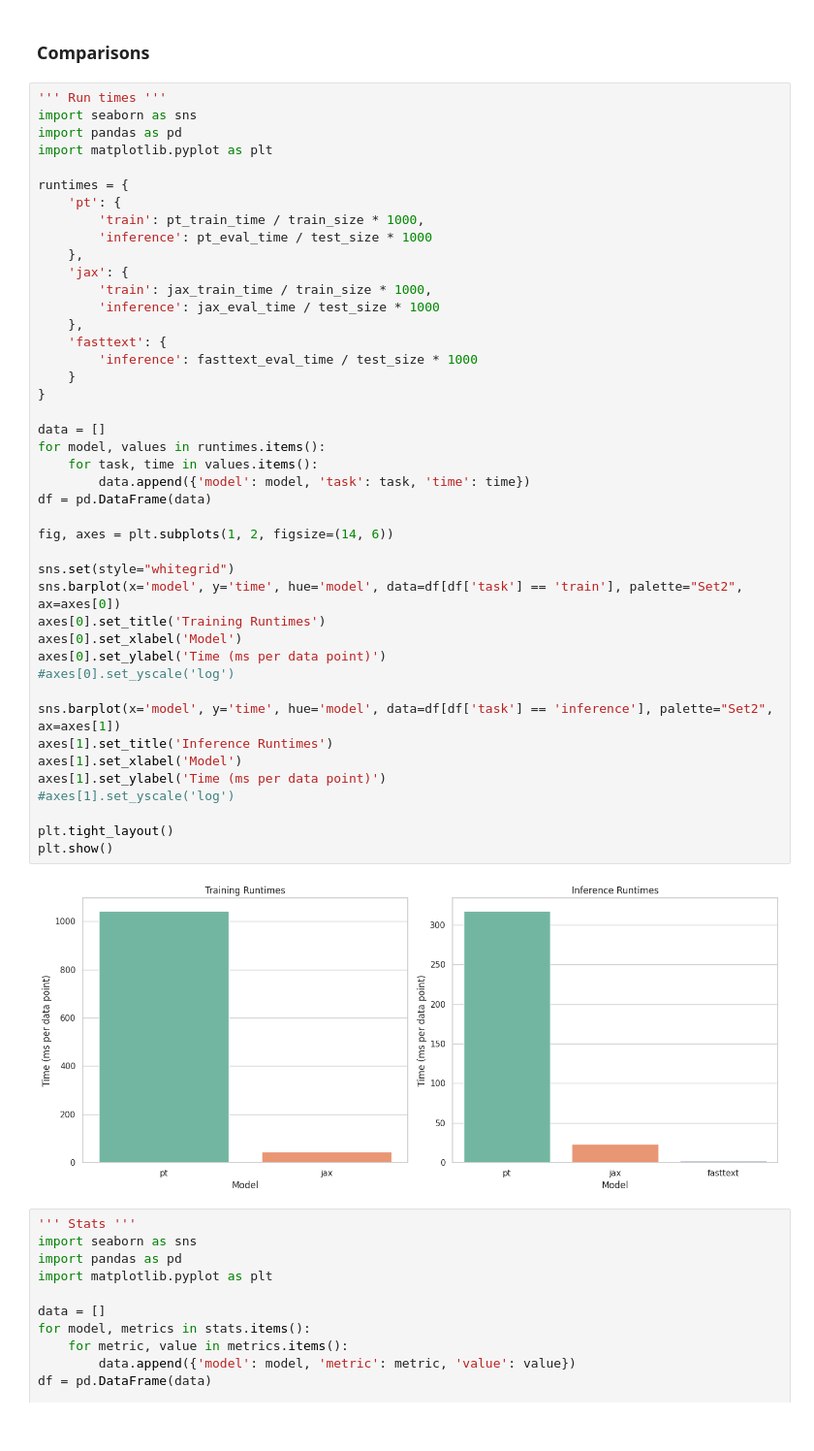
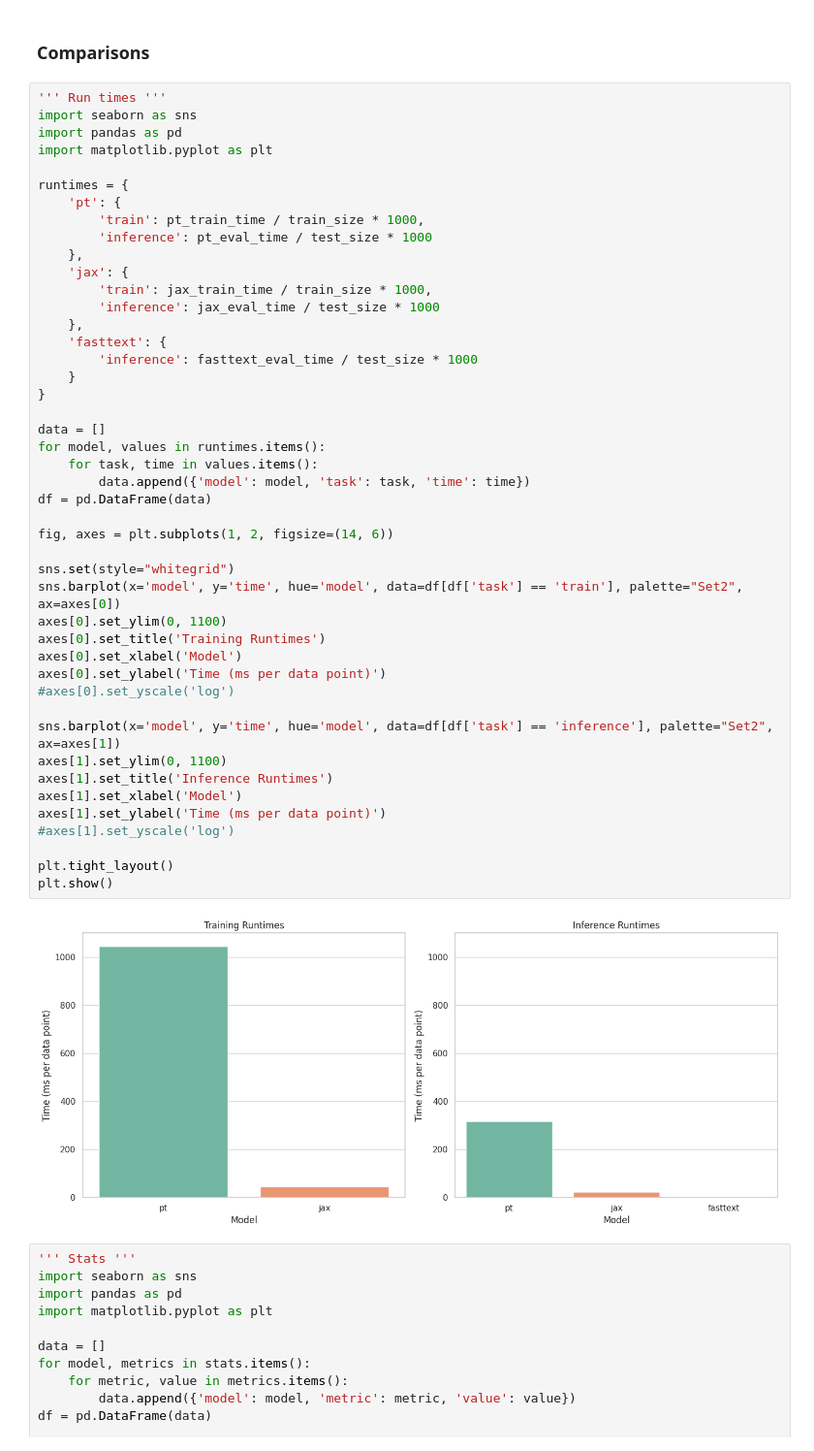
Before and after one commit to handecelikkanat/Fast_Optimized_Inference, a Jupyter notebook: src/JAX/langid/jax_langid_speedtest.ipynb, the cells around one changed output. Shown: that part at 97% size. Saved outputs shown, nothing was run; the diff lists cells and outputs as text.

Commit message:
Fix y limits of plots to be same

```diff
--- a/src/JAX/langid/jax_langid_speedtest.ipynb
+++ b/src/JAX/langid/jax_langid_speedtest.ipynb
@@ -677,34 +677,36 @@ runtimes = {
     },
     'fasttext': {
         'inference': fasttext_eval_time / test_size * 1000
     }
 }
 
 data = []
 for model, values in runtimes.items():
     for task, time in values.items():
         data.append({'model': model, 'task': task, 'time': time})
 df = pd.DataFrame(data)
 
 fig, axes = plt.subplots(1, 2, figsize=(14, 6))
 
 sns.set(style="whitegrid")
 sns.barplot(x='model', y='time', hue='model', data=df[df['task'] == 'train'], palette="Set2", ax=axes[0])
+axes[0].set_ylim(0, 1100)
 axes[0].set_title('Training Runtimes')
 axes[0].set_xlabel('Model')
 axes[0].set_ylabel('Time (ms per data point)')
 #axes[0].set_yscale('log')
 
 sns.barplot(x='model', y='time', hue='model', data=df[df['task'] == 'inference'], palette="Set2", ax=axes[1])
+axes[1].set_ylim(0, 1100)
 axes[1].set_title('Inference Runtimes')
 axes[1].set_xlabel('Model')
 axes[1].set_ylabel('Time (ms per data point)')
 #axes[1].set_yscale('log')
 
 plt.tight_layout()
 plt.show()
 # %% [output]
-[figure, old version]
+[figure, new version]
 # %%
 ''' Stats '''
 import seaborn as sns
```
